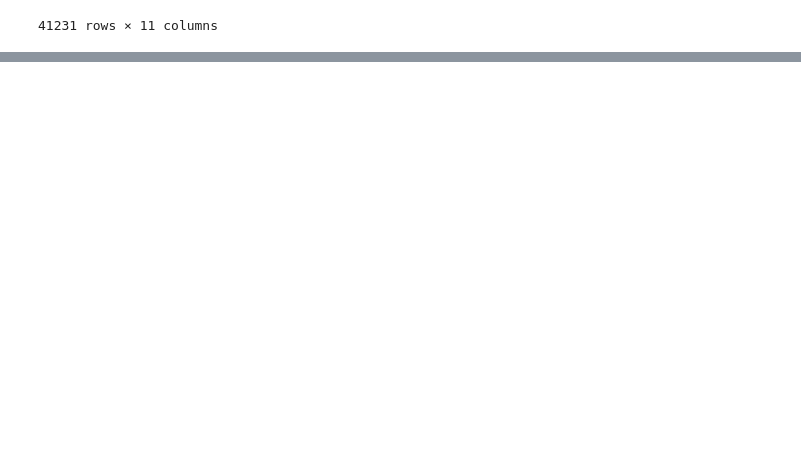
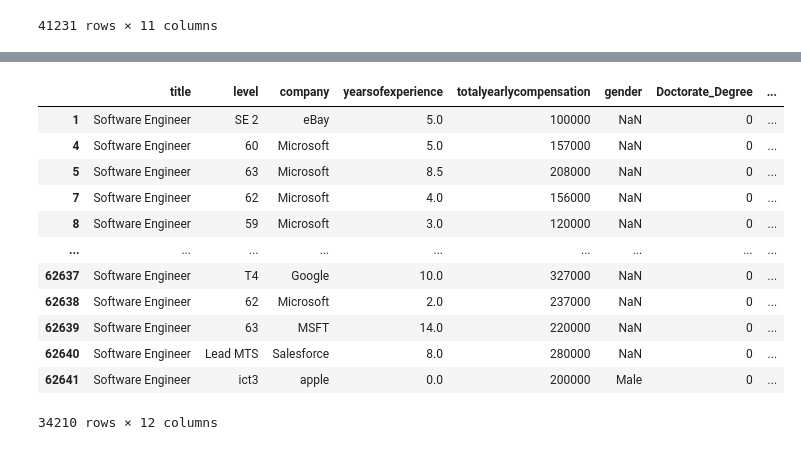
Before and after one commit to pedram-aminharati/SE-Salary-Prediction, a Jupyter notebook: Data cleaning/Data cleaning process.ipynb, the cells around one changed output, grey strips where cells are left out. Cells and saved outputs as stored; diff of their text form; code cells hidden in the pictures; blank space fills up the shorter version.

```diff
--- a/Data cleaning/Data cleaning process.ipynb
+++ b/Data cleaning/Data cleaning process.ipynb
@@ -65,0 +156,3 @@ dfp2
+# %%
+dfp3 = dfp3[dfp3["state"].notna()] #just keep states wich have some value on them
+dfp3
@@ -65,0 +173,4 @@ dfp2
+# %%
+dfp3['city'] = dfp3.location.str.extract(f'({form_state_one})', flags=re.IGNORECASE)[0].apply(location_to_city)
+print(dfp3.shape)
+dfp3
@@ -65,0 +197,3 @@ dfp2
+# %%
+dfp3.drop('location', axis=1, inplace=True)
+dfp3
@@ -65,0 +248,3 @@ dfp2
+# %%
+dfp3 = dfp3.loc[dfp3.gender != "Title: Senior Software Engineer"]
+dfp3
@@ -65,0 +265,17 @@ dfp2
+# %%
+dfp4 = dfp3[dfp3["totalyearlycompensation"] < 1000000]
+dfp4
+# %% [output]
+|  | title | level | company | yearsofexperience | totalyearlycompensation | gender | Doctorate_Degree | ... |
+| 1 | Software Engineer | SE 2 | eBay | 5.0 | 100000 | NaN | 0 | ... |
+| 4 | Software Engineer | 60 | Microsoft | 5.0 | 157000 | NaN | 0 | ... |
+| 5 | Software Engineer | 63 | Microsoft | 8.5 | 208000 | NaN | 0 | ... |
+| 7 | Software Engineer | 62 | Microsoft | 4.0 | 156000 | NaN | 0 | ... |
+| 8 | Software Engineer | 59 | Microsoft | 3.0 | 120000 | NaN | 0 | ... |
+| ... | ... | ... | ... | ... | ... | ... | ... | ... |
+| 62637 | Software Engineer | T4 | Google | 10.0 | 327000 | NaN | 0 | ... |
+| 62638 | Software Engineer | 62 | Microsoft | 2.0 | 237000 | NaN | 0 | ... |
+| 62639 | Software Engineer | 63 | MSFT | 14.0 | 220000 | NaN | 0 | ... |
+| 62640 | Software Engineer | Lead MTS | Salesforce | 8.0 | 280000 | NaN | 0 | ... |
+| 62641 | Software Engineer | ict3 | apple | 0.0 | 200000 | Male | 0 | ... |
+34210 rows × 12 columns
```
Also changed, not shown: parts of 17 cells of this notebook, 1 other file.
